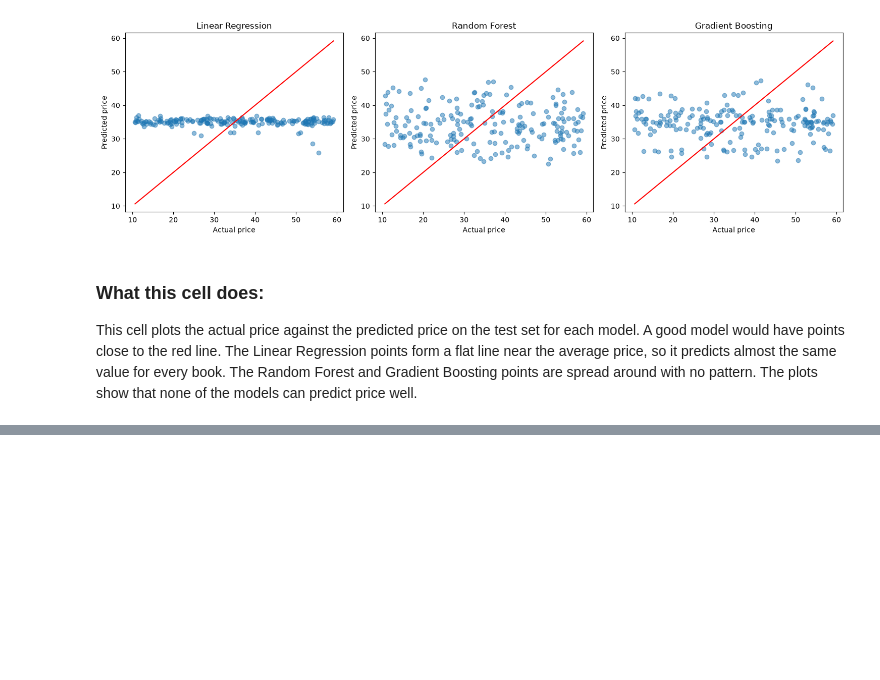
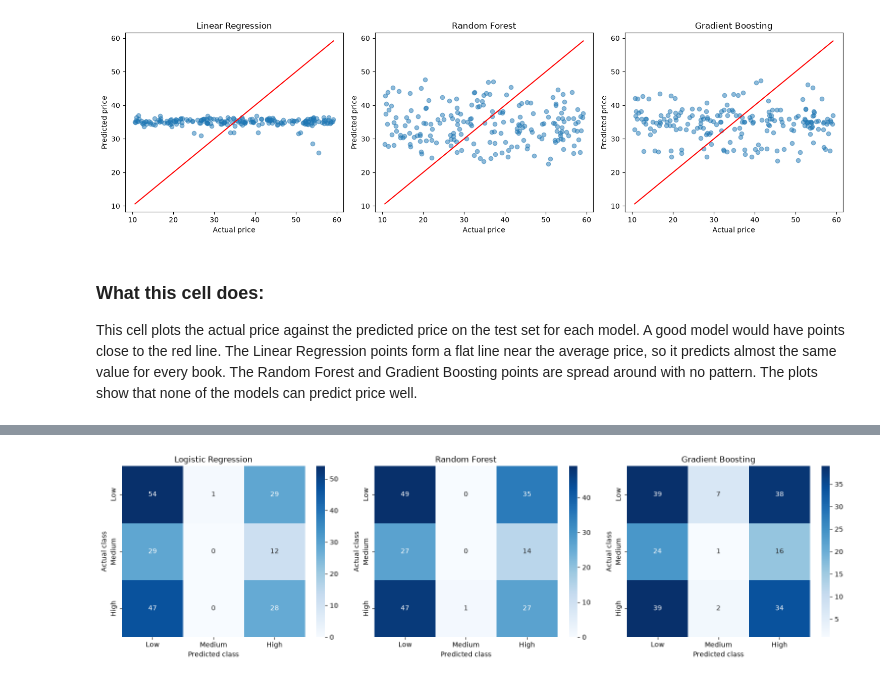
Before and after one commit to l253042/E-commerce, a Jupyter notebook: notebooks/E-commerce.ipynb, the cells around one changed output, grey strips where cells are left out. Drawn from its saved outputs; the diff is of its cells as text; code cells hidden in the pictures; blank space fills up the shorter version.

Commit message:
Step 11 Classification models

```diff
--- a/notebooks/E-commerce.ipynb
+++ b/notebooks/E-commerce.ipynb
@@ -1625,0 +1628,9 @@ This cell plots the actual price against the predicted price on the test set for
+# %%
+order = ["Low", "Medium", "High"]
+
+print(clean[["rating_num", "rating_class"]].drop_duplicates().sort_values("rating_num").to_string(index=False))
+print()
+print(clean[TARGET_CLF].value_counts().reindex(order))
+print((clean[TARGET_CLF].value_counts(normalize=True).reindex(order) * 100).round(1))
+print()
+print("Rating columns in the inputs:", bool({"rating", "rating_num", "rating_class"} & set(FINAL_CLF)))
@@ -1625,0 +1729,4 @@ This cell plots the actual price against the predicted price on the test set for
+# %%
+for name in ["Logistic Regression", "Random Forest", "Gradient Boosting"]:
+    print(name)
+    print(classification_report(y_test_clf, clf_fitted[name].predict(test[FINAL_CLF]), labels=order, zero_division=0))
@@ -1625,0 +1754,17 @@ This cell plots the actual price against the predicted price on the test set for
+# %%
+import seaborn as sns
+
+model_names = ["Logistic Regression", "Random Forest", "Gradient Boosting"]
+
+fig, axes = plt.subplots(1, 3, figsize=(16, 4.5))
+for ax, name in zip(axes, model_names):
+    cm = confusion_matrix(y_test_clf, clf_fitted[name].predict(test[FINAL_CLF]), labels=order)
+    sns.heatmap(cm, annot=True, fmt="d", cmap="Blues", xticklabels=order, yticklabels=order, ax=ax)
+    ax.set_title(name)
+    ax.set_xlabel("Predicted class")
+    ax.set_ylabel("Actual class")
+plt.tight_layout()
+plt.savefig(FIG_DIR / "classification_confusion_matrices.png", dpi=150)
+plt.show()
+# %% [output]
+[figure, added]
```
Also changed, not shown: parts of 12 cells of this notebook, 2 other files.
